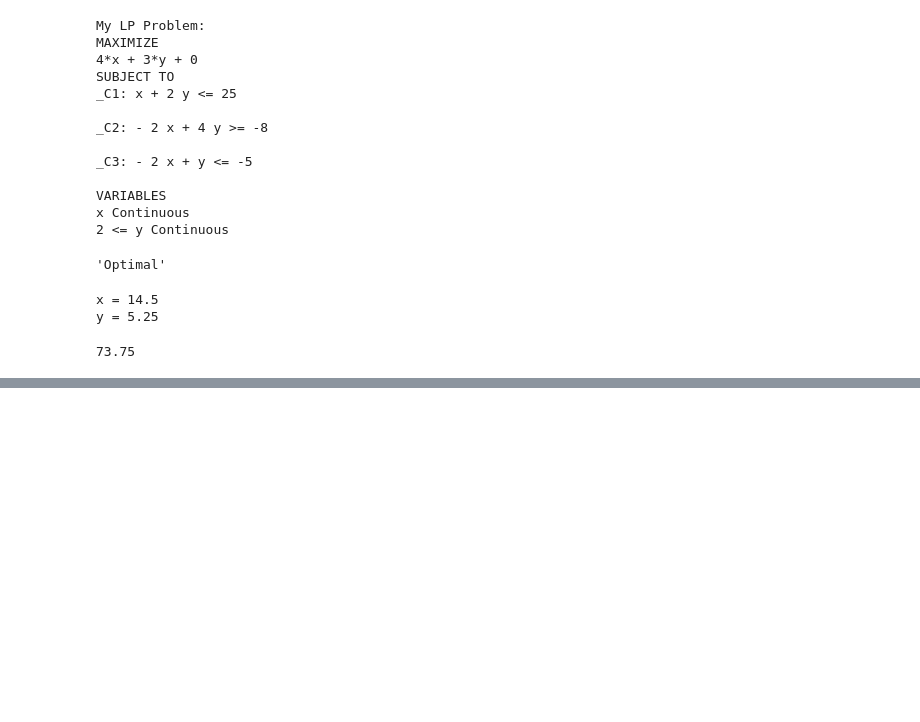
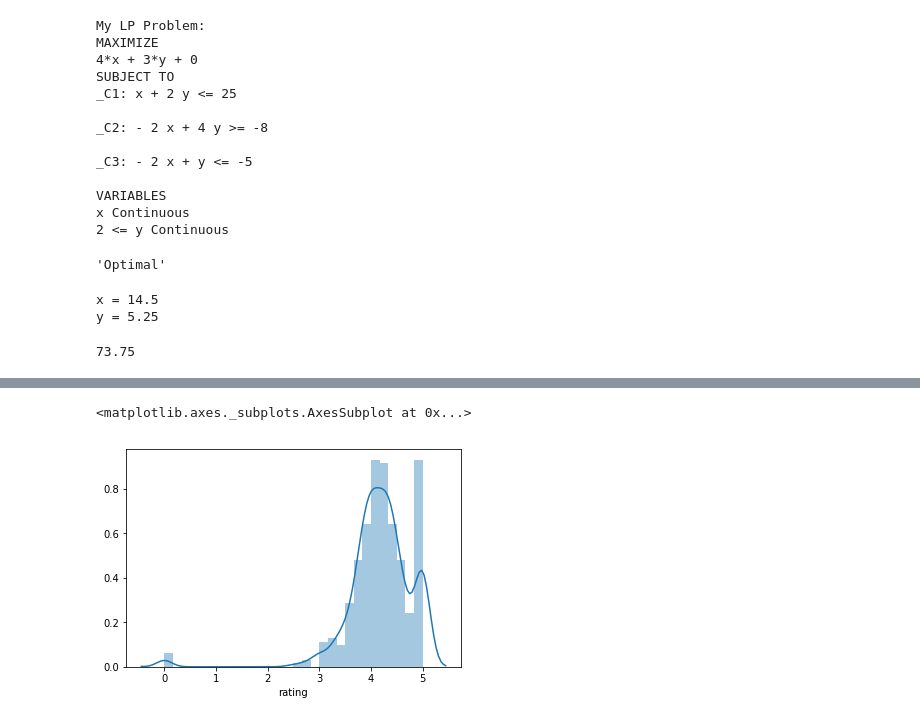
Before and after one commit to kallaway/100-days-of-code, a Jupyter notebook: code/datascience/LinearProgramming.ipynb, the cells around one changed output, grey strips where cells are left out. Cells and saved outputs as stored; diff of their text form; code cells hidden in the pictures; blank space fills up the shorter version.

```diff
--- a/code/datascience/LinearProgramming.ipynb
+++ b/code/datascience/LinearProgramming.ipynb
@@ -239,0 +268,5 @@ PulpSolverError: Pulp: Error while executing /Users/nehiljain/.pyenv/versions/3.
+# %%
+sns.distplot(result_df.rating)
+# %% [output]
+<matplotlib.axes._subplots.AxesSubplot at 0x...>
+[figure, added]
```
Also changed, not shown: parts of 25 cells of this notebook, 3 other files.
